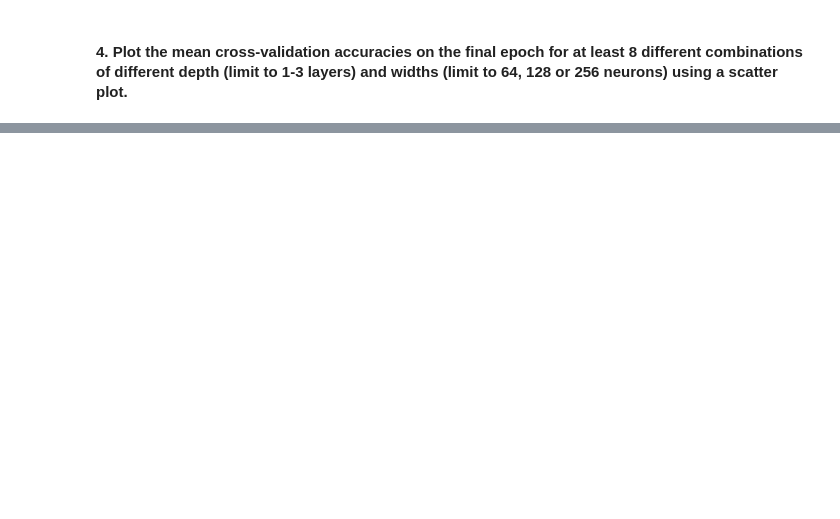
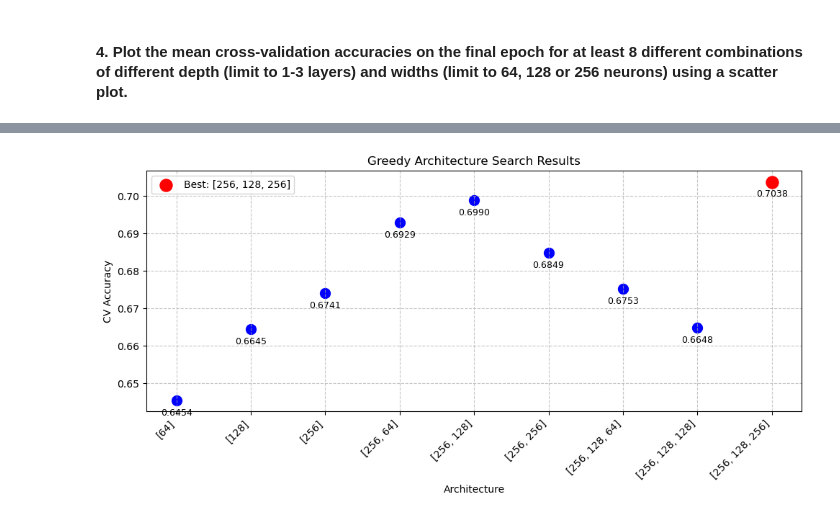
Before and after one commit to Paier05/SC4001_Assignment, a Jupyter notebook: Tan_MingHao_PartA_3.ipynb, the cells around one changed output, grey strips where cells are left out. Saved outputs shown, nothing was run; the diff lists cells and outputs as text; code cells hidden in the pictures; blank space fills up the shorter version.

```diff
--- a/Tan_MingHao_PartA_3.ipynb
+++ b/Tan_MingHao_PartA_3.ipynb
@@ -304,0 +452,9 @@ reason = " "
+# %%
+# ── Run greedy search ──────────────────────────────────────────────
+greedy_best_arch, greedy_scores = greedy_architecture_search(
+    X_train.to_numpy(), y_train, optimal_lr
+)
+
+print(f"\n{'='*50}")
+print(f"Greedy Best Architecture : {greedy_best_arch}")
+print(f"{'='*50}")
@@ -304,0 +479,28 @@ reason = " "
+# %%
+#plot the greedy search results
+arch_labels = list(greedy_scores.keys())
+accs        = list(greedy_scores.values())
+x_pos       = range(len(arch_labels))
+
+plt.figure(figsize=(10, 5))
+plt.scatter(x_pos, accs, color='blue', s=100)
+
+best_idx = accs.index(max(accs))
+plt.scatter(x_pos[best_idx], accs[best_idx], color='red', s=150,
+            zorder=5, label=f'Best: {arch_labels[best_idx]}')
+
+for i in range(len(arch_labels)):
+    plt.annotate(f'{accs[i]:.4f}', (x_pos[i], accs[i]),
+                 textcoords="offset points",
+                 xytext=(0, -15), ha='center', fontsize=9)
+
+plt.xticks(x_pos, arch_labels, rotation=45, ha='right')
+plt.xlabel('Architecture')
+plt.ylabel('CV Accuracy')
+plt.title('Greedy Architecture Search Results')
+plt.grid(True, linestyle='--', alpha=0.7)
+plt.legend()
+plt.tight_layout()
+plt.show()
+# %% [output]
+[figure, added]
```
Also changed, not shown: parts of 22 cells of this notebook, 2 other files.
